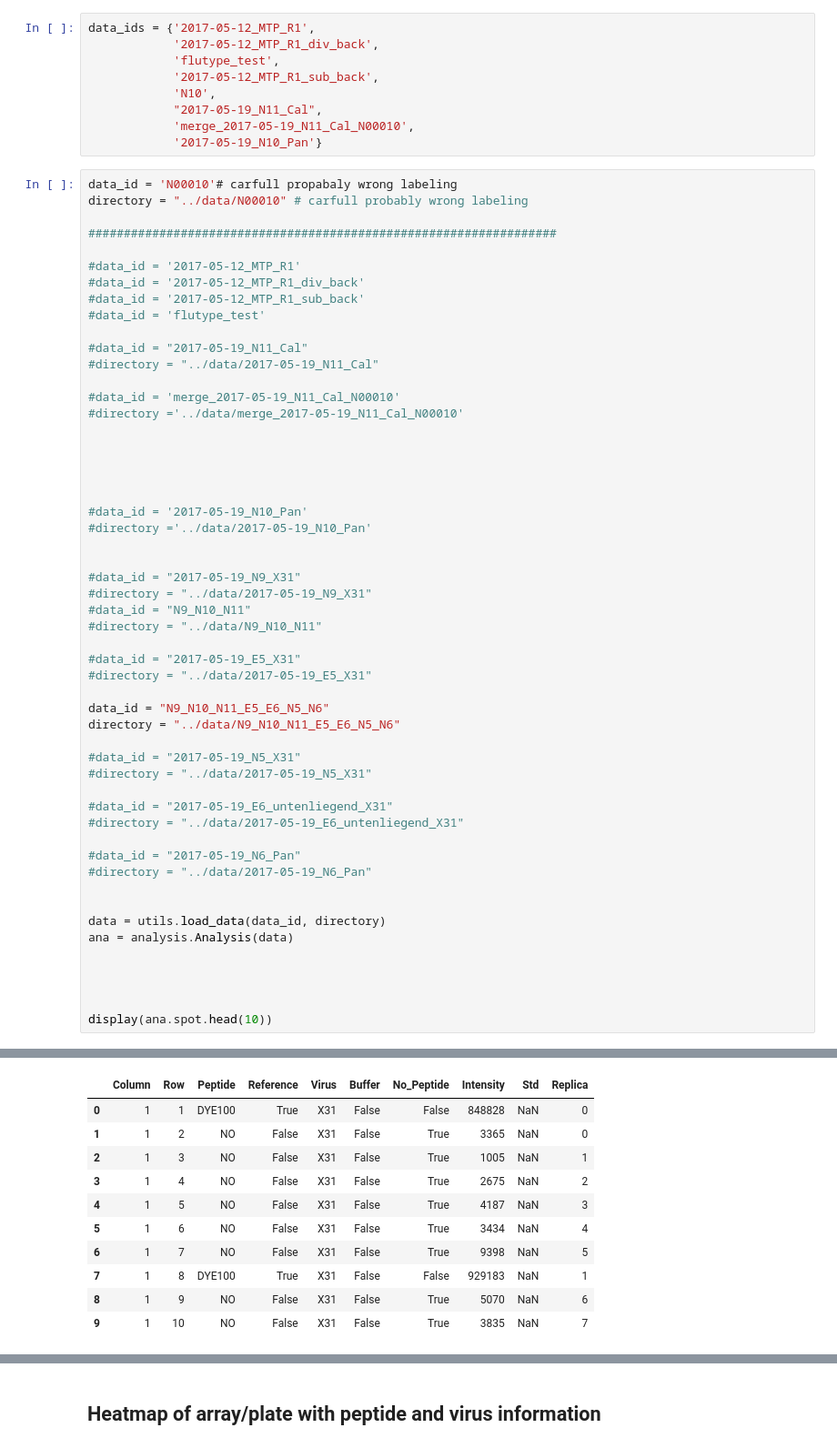
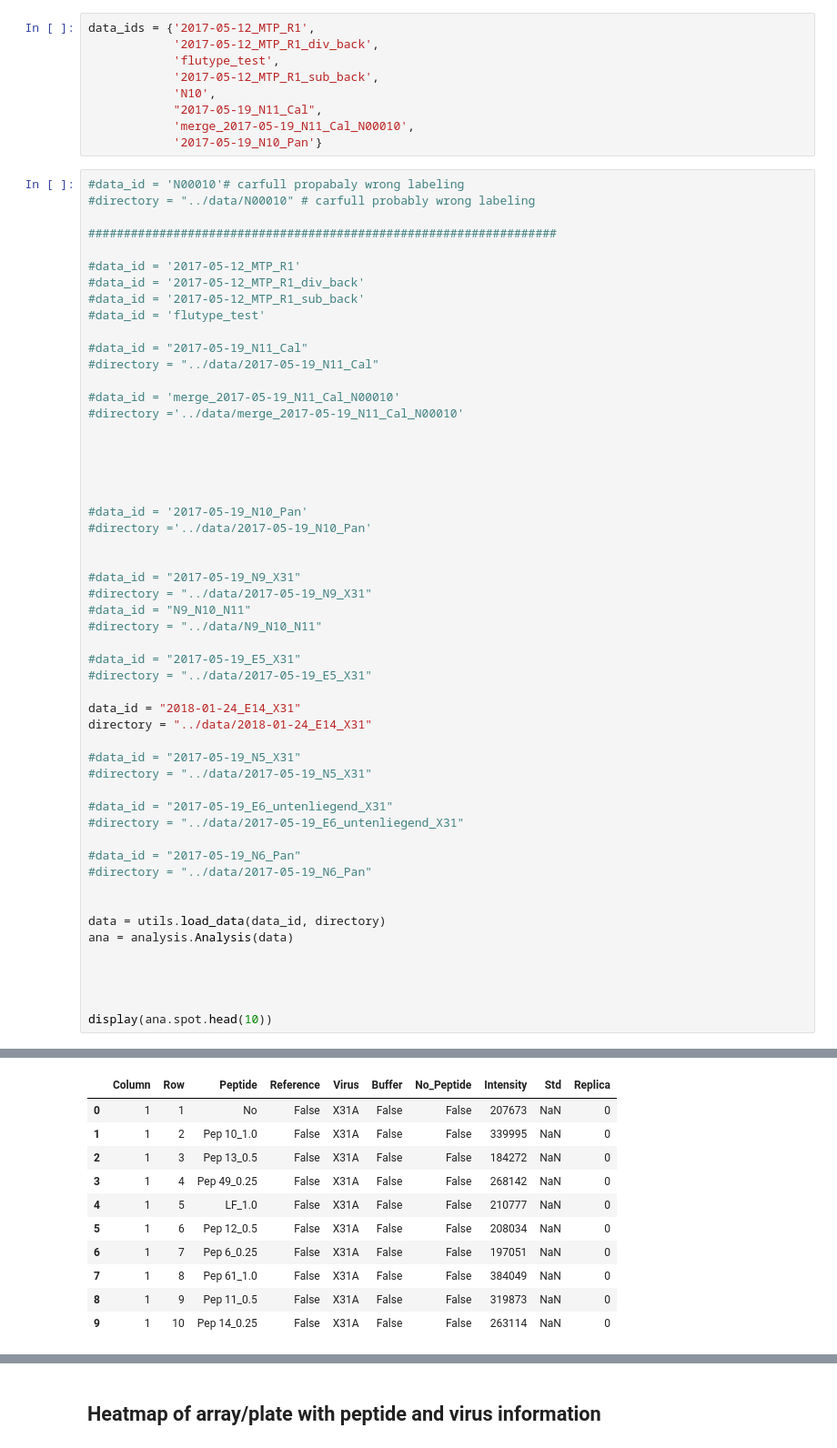
Before and after one commit to matthiaskoenig/flutype_analysis, a Jupyter notebook: notebooks/analysis.ipynb, the cells around one changed output, grey strips where cells are left out. Shown: that part at 91% size. Drawn from its saved outputs; the diff is of its cells as text.

```diff
--- a/notebooks/analysis.ipynb
+++ b/notebooks/analysis.ipynb
@@ -18,8 +18,8 @@ data_ids = {'2017-05-12_MTP_R1',
             'merge_2017-05-19_N11_Cal_N00010',
             '2017-05-19_N10_Pan'}
 # %%
-data_id = 'N00010'# carfull propabaly wrong labeling
-directory = "../data/N00010" # carfull probably wrong labeling
+#data_id = 'N00010'# carfull propabaly wrong labeling
+#directory = "../data/N00010" # carfull probably wrong labeling
 
 ##################################################################
 
@@ -50,8 +50,8 @@ directory = "../data/N00010" # carfull probably wrong labeling
 #data_id = "2017-05-19_E5_X31"
 #directory = "../data/2017-05-19_E5_X31"
 
-data_id = "N9_N10_N11_E5_E6_N5_N6"
-directory = "../data/N9_N10_N11_E5_E6_N5_N6"
+data_id = "2018-01-24_E14_X31"
+directory = "../data/2018-01-24_E14_X31"
 
 #data_id = "2017-05-19_N5_X31"
 #directory = "../data/2017-05-19_N5_X31"
@@ -82,11 +82,11 @@ Spot intensities for the data ID (N9_N10_N11_E5_E6_N5_N6) are not averaged but p
 |  | Column | Row | Peptide | Reference | Virus | Buffer | No_Peptide | Intensity | Std | Replica |
-| 0 | 1 | 1 | DYE100 | True | X31 | False | False | 848828 | NaN | 0 |
-| 1 | 1 | 2 | NO | False | X31 | False | True | 3365 | NaN | 0 |
-| 2 | 1 | 3 | NO | False | X31 | False | True | 1005 | NaN | 1 |
-| 3 | 1 | 4 | NO | False | X31 | False | True | 2675 | NaN | 2 |
-| 4 | 1 | 5 | NO | False | X31 | False | True | 4187 | NaN | 3 |
-| 5 | 1 | 6 | NO | False | X31 | False | True | 3434 | NaN | 4 |
-| 6 | 1 | 7 | NO | False | X31 | False | True | 9398 | NaN | 5 |
-| 7 | 1 | 8 | DYE100 | True | X31 | False | False | 929183 | NaN | 1 |
-| 8 | 1 | 9 | NO | False | X31 | False | True | 5070 | NaN | 6 |
-| 9 | 1 | 10 | NO | False | X31 | False | True | 3835 | NaN | 7 |
+| 0 | 1 | 1 | No | False | X31A | False | False | 207673 | NaN | 0 |
+| 1 | 1 | 2 | Pep 10_1.0 | False | X31A | False | False | 339995 | NaN | 0 |
+| 2 | 1 | 3 | Pep 13_0.5 | False | X31A | False | False | 184272 | NaN | 0 |
+| 3 | 1 | 4 | Pep 49_0.25 | False | X31A | False | False | 268142 | NaN | 0 |
+| 4 | 1 | 5 | LF_1.0 | False | X31A | False | False | 210777 | NaN | 0 |
+| 5 | 1 | 6 | Pep 12_0.5 | False | X31A | False | False | 208034 | NaN | 0 |
+| 6 | 1 | 7 | Pep 6_0.25 | False | X31A | False | False | 197051 | NaN | 0 |
+| 7 | 1 | 8 | Pep 61_1.0 | False | X31A | False | False | 384049 | NaN | 0 |
+| 8 | 1 | 9 | Pep 11_0.5 | False | X31A | False | False | 319873 | NaN | 0 |
+| 9 | 1 | 10 | Pep 14_0.25 | False | X31A | False | False | 263114 | NaN | 0 |
```
Also changed, not shown: parts of 12 cells of this notebook, 12 other files.
